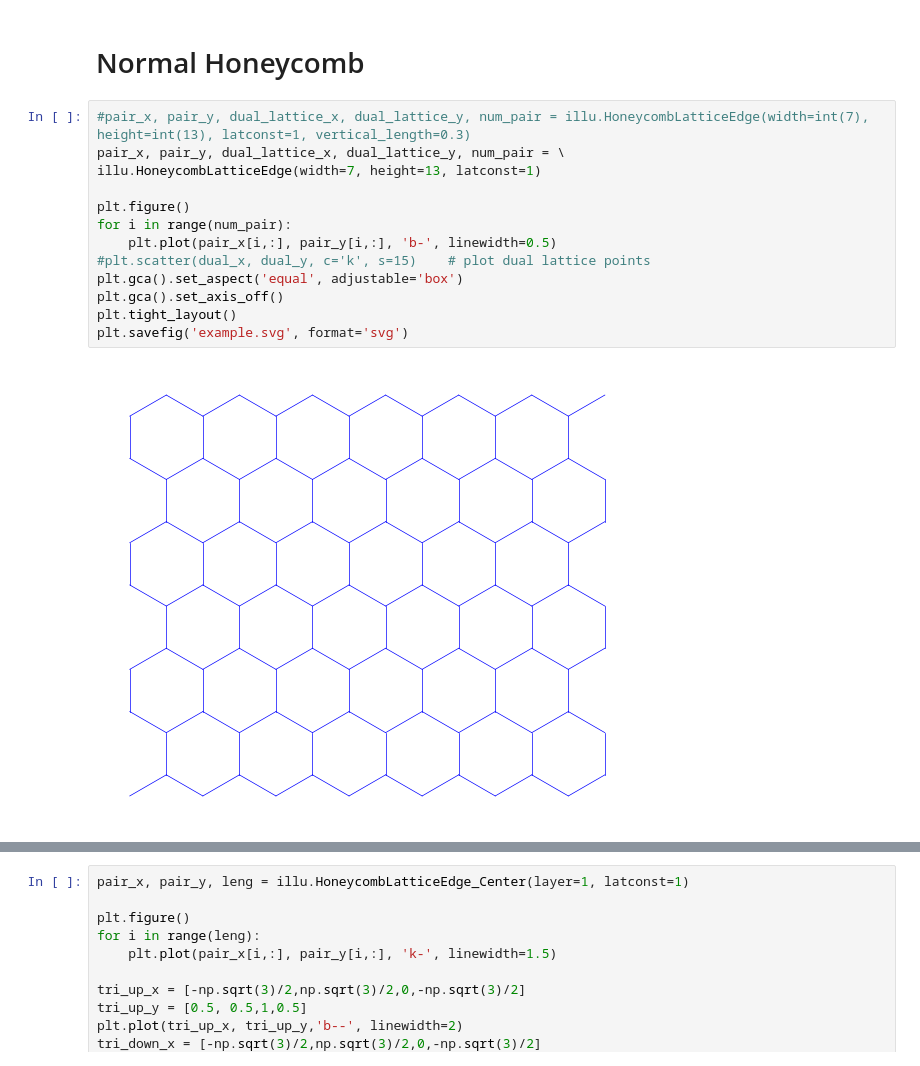
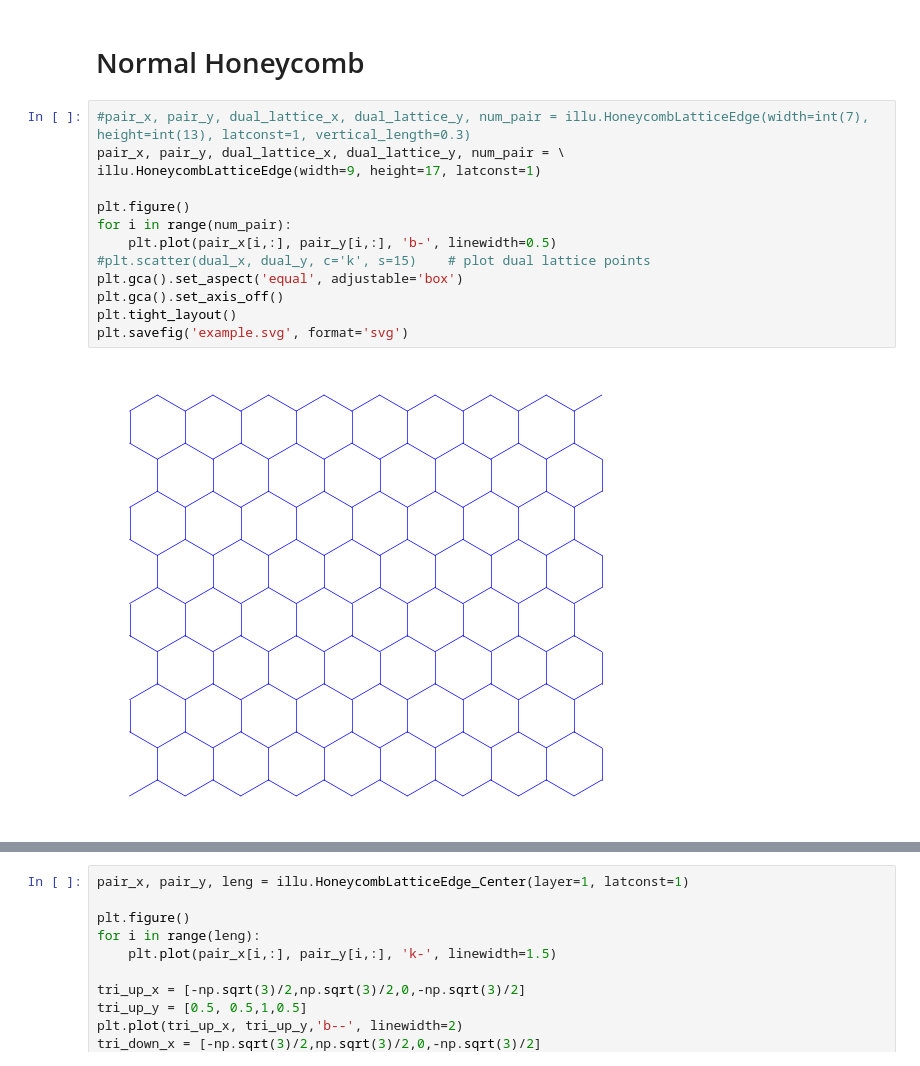
Before and after one commit to WangChenChih/kitaevDM-non-trivial-genus, a Jupyter notebook: DM-blocks_hole/figures/figure-generate.ipynb, the cells around one changed output, grey strips where cells are left out. Saved outputs shown, nothing was run; the diff lists cells and outputs as text.

```diff
--- a/DM-blocks_hole/figures/figure-generate.ipynb
+++ b/DM-blocks_hole/figures/figure-generate.ipynb
@@ -11,16 +11,16 @@ illu = gil.LatticeCreation()
 # %%
 #pair_x, pair_y, dual_lattice_x, dual_lattice_y, num_pair = illu.HoneycombLatticeEdge(width=int(7), height=int(13), latconst=1, vertical_length=0.3)
 pair_x, pair_y, dual_lattice_x, dual_lattice_y, num_pair = \
-illu.HoneycombLatticeEdge(width=7, height=13, latconst=1)
+illu.HoneycombLatticeEdge(width=9, height=17, latconst=1)
 
 plt.figure()
 for i in range(num_pair):
     plt.plot(pair_x[i,:], pair_y[i,:], 'b-', linewidth=0.5)
 #plt.scatter(dual_x, dual_y, c='k', s=15)    # plot dual lattice points
 plt.gca().set_aspect('equal', adjustable='box')
 plt.gca().set_axis_off()
 plt.tight_layout()
 plt.savefig('example.svg', format='svg')
 # %% [output]
-[figure, old version]
+[figure, new version]
 # %%
```
Also changed, not shown: parts of 1 cell of this notebook, 2 other files.
